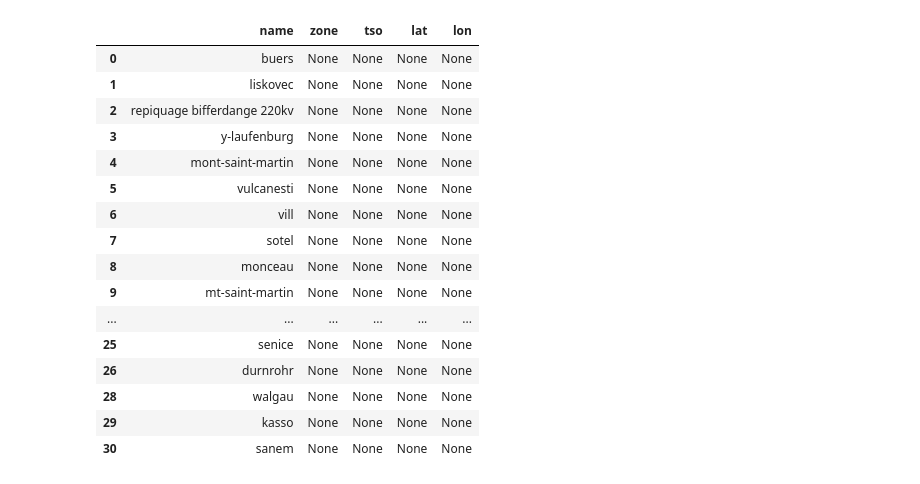
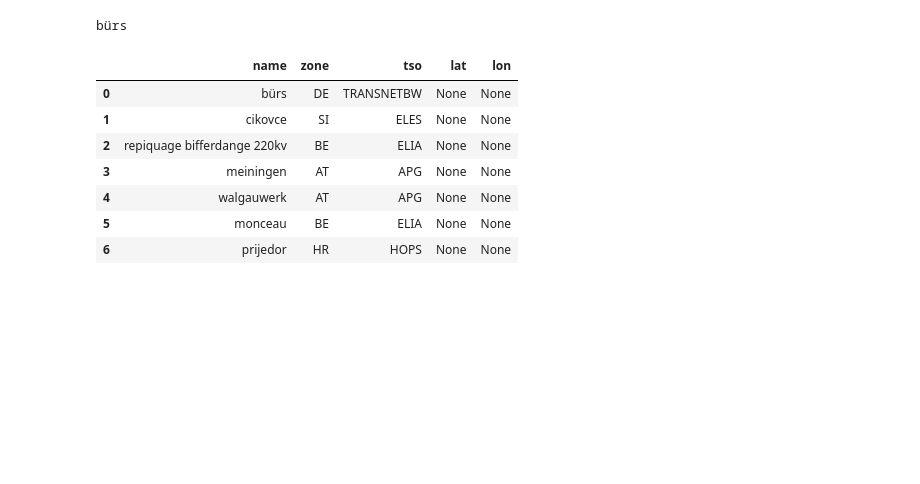
Before and after one commit to kbruninx/FBMC, a Jupyter notebook: grid/TieLineAddition.ipynb, the cells around one changed output. Drawn from its saved outputs; the diff is of its cells as text; code cells hidden in the pictures; blank space fills up the shorter version.

```diff
--- a/grid/TieLineAddition.ipynb
+++ b/grid/TieLineAddition.ipynb
@@ -79,38 +79,47 @@ substations = list(map(str.strip,substations))
 tieline_substations = []
 
 for index, row in df_tielines.iterrows():
-    if row['substation_1'] not in tieline_substations:
+    if row['substation_1'].strip() not in tieline_substations:
         tieline_substations.append(row['substation_1'])
-    if row['substation_2'] not in tieline_substations:
+    if row['substation_2'].strip() not in tieline_substations:
         tieline_substations.append(row['substation_2'])
 
 new_substations = set(list(map(str.lower,tieline_substations))).difference(list(map(str.lower,substations)))
+exclude_list = [
+    'mukachevo', 'zahidno ukrainska', 'vulcanesti', 'prijedor', # non-fbmc zones
+    'mt-saint-martin', # FR, add back later
+    'sanem', 'sotel', # LU, add back later
+    'nemo convertor station', # uk, non-fbmc
+    'vill', 'kempten', 'laufenburg', 'oftringen', 'kasso', 'walgau', # DE, add back later
+    'laufenburg', 'oftringen', # swiss, non-fbmc
+    'liskowiec', # PL add back later
+    'kasso', # DK, non-fbmc
+]
+new_substations = list(filter(lambda x: x not in exclude_list, new_substations))
 
-df_substations_extra = pd.DataFrame(list(zip(new_substations.copy())), columns =['name'])
-df_substations_extra['zone'] = None
-df_substations_extra['tso'] = None
+substation_zones = []
+substation_tso = []
+
+for subst in new_substations:
+    matches = df_tielines[df_tielines['substation_1'].apply(str.lower) == subst.strip()]
+    print(subst.strip())
+    substation_zones.append(matches.iloc[0]['zone'])
+    substation_tso.append(matches.iloc[0]['tso'])
+
+df_substations_extra = pd.DataFrame(list(zip(new_substations.copy(), substation_zones.copy(), substation_tso.copy())), columns =['name', 'zone', 'tso'])
 df_substations_extra['lat'] = None
 df_substations_extra['lon'] = None
+# %% [output]
+bürs
 # %%
-exclude_list = ['mukachevo', 'zahidno ukrainska']
-df_substations_extra = df_substations_extra[~df_substations_extra.name.isin(exclude_list)]
 display(df_substations_extra)
 df_substations_extra.to_excel("tieline_substations.xlsx")
 # %% [output]
 |  | name | zone | tso | lat | lon |
-| 0 | buers | None | None | None | None |
-| 1 | liskovec | None | None | None | None |
-| 2 | repiquage bifferdange 220kv | None | None | None | None |
-| 3 | y-laufenburg | None | None | None | None |
-| 4 | mont-saint-martin | None | None | None | None |
-| 5 | vulcanesti | None | None | None | None |
-| 6 | vill | None | None | None | None |
-| 7 | sotel | None | None | None | None |
-| 8 | monceau | None | None | None | None |
-| 9 | mt-saint-martin | None | None | None | None |
-| ... | ... | ... | ... | ... | ... |
-| 25 | senice | None | None | None | None |
-| 26 | durnrohr | None | None | None | None |
-| 28 | walgau | None | None | None | None |
-| 29 | kasso | None | None | None | None |
-| 30 | sanem | None | None | None | None |
+| 0 | bürs | DE | TRANSNETBW | None | None |
+| 1 | cikovce | SI | ELES | None | None |
+| 2 | repiquage bifferdange 220kv | BE | ELIA | None | None |
+| 3 | meiningen | AT | APG | None | None |
+| 4 | walgauwerk | AT | APG | None | None |
+| 5 | monceau | BE | ELIA | None | None |
+| 6 | prijedor | HR | HOPS | None | None |
```
Also changed, not shown: parts of 4 cells of this notebook, 16 other files.
